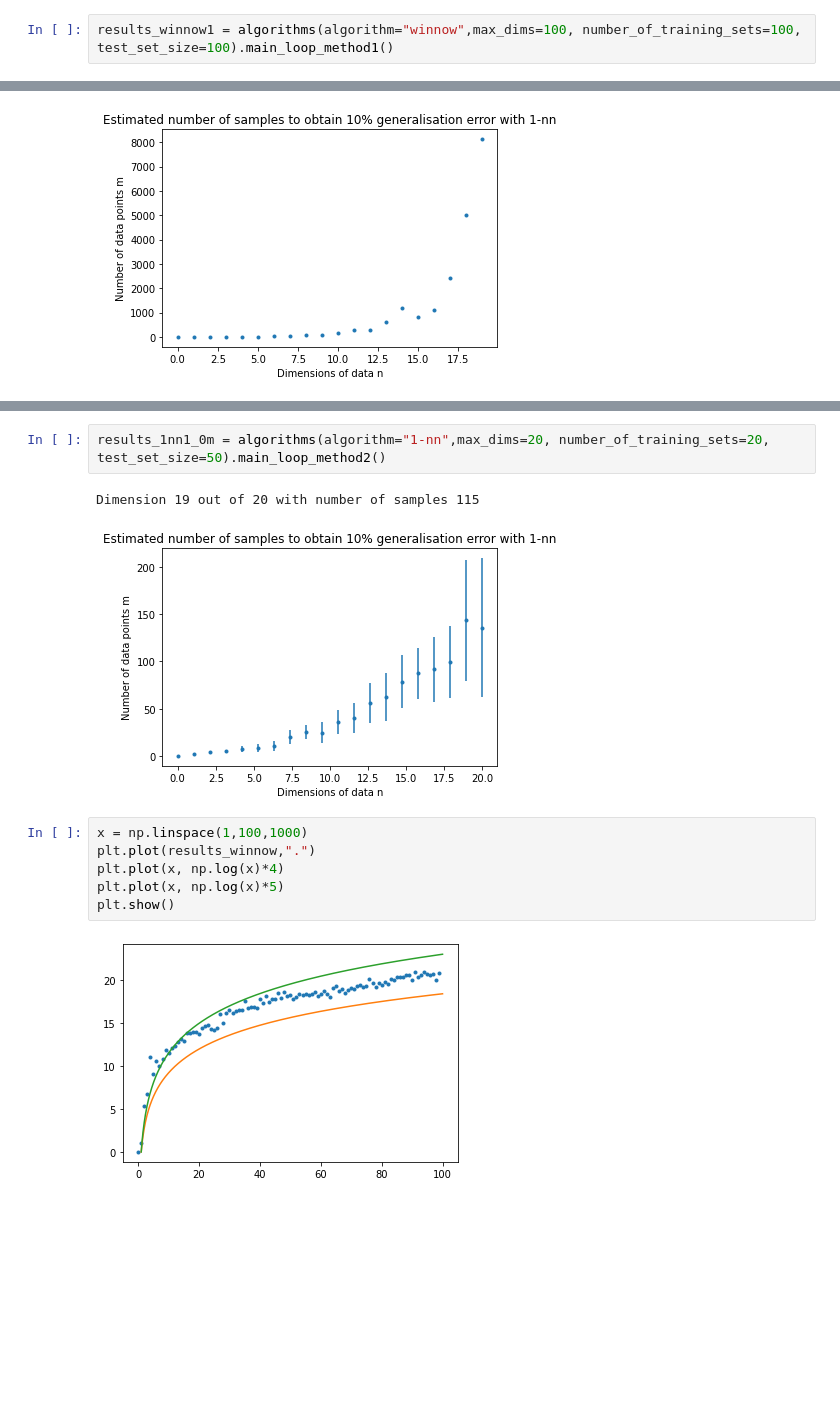
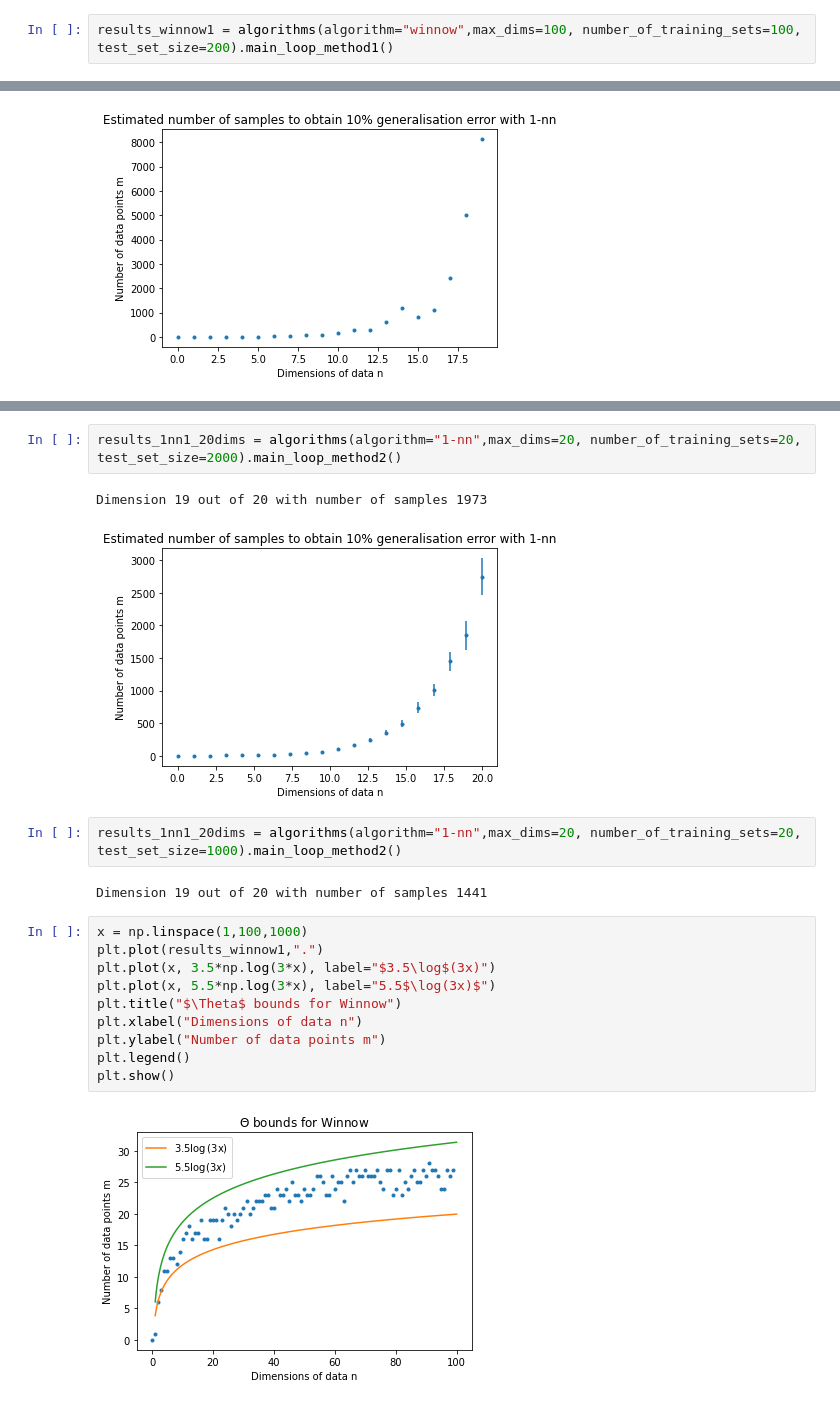
Before and after one commit to TheodoreWolf/Msc-Machine-Learning, a Jupyter notebook: Modules/COMP0078/coursework 2/Part 3.ipynb, the cells around one changed output, grey strips where cells are left out. Saved outputs shown, nothing was run; the diff lists cells and outputs as text; blank space fills up the shorter version.

```diff
--- a/Modules/COMP0078/coursework 2/Part 3.ipynb
+++ b/Modules/COMP0078/coursework 2/Part 3.ipynb
@@ -283,3 +292,3 @@ Dimension 99 out of 100 with number of samples 21
 # %%
-results_winnow1 = algorithms(algorithm="winnow",max_dims=100, number_of_training_sets=100, test_set_size=100).main_loop_method1()
+results_winnow1 = algorithms(algorithm="winnow",max_dims=100, number_of_training_sets=100, test_set_size=200).main_loop_method1()
 # %% [output]
@@ -323,15 +319,23 @@ Dimension 19 out of 20 with number of samples 5011
 # %%
-results_1nn1_0m = algorithms(algorithm="1-nn",max_dims=20, number_of_training_sets=20, test_set_size=50).main_loop_method2()
+results_1nn1_20dims = algorithms(algorithm="1-nn",max_dims=20, number_of_training_sets=20, test_set_size=2000).main_loop_method2()
 # %% [output]
-Dimension 19 out of 20 with number of samples 115
+Dimension 19 out of 20 with number of samples 1973
-[figure, old version]
+[figure, new version]
+# %%
+results_1nn1_20dims = algorithms(algorithm="1-nn",max_dims=20, number_of_training_sets=20, test_set_size=1000).main_loop_method2()
+# %% [output]
+Dimension 19 out of 20 with number of samples 1441
 # %%
 x = np.linspace(1,100,1000)
-plt.plot(results_winnow,".")
-plt.plot(x, np.log(x)*4)
-plt.plot(x, np.log(x)*5)
+plt.plot(results_winnow1,".")
+plt.plot(x, 3.5*np.log(3*x), label="$3.5\log$(3x)")
+plt.plot(x, 5.5*np.log(3*x), label="5.5$\log(3x)$")
+plt.title("$\Theta$ bounds for Winnow")
+plt.xlabel("Dimensions of data n")
+plt.ylabel("Number of data points m")
+plt.legend()
 plt.show()
 # %% [output]
-[figure, old version]
+[figure, new version]
 # %%
 x = np.linspace(1,100,1000)
```
Also changed, not shown: parts of 17 cells of this notebook, 1 other file.
